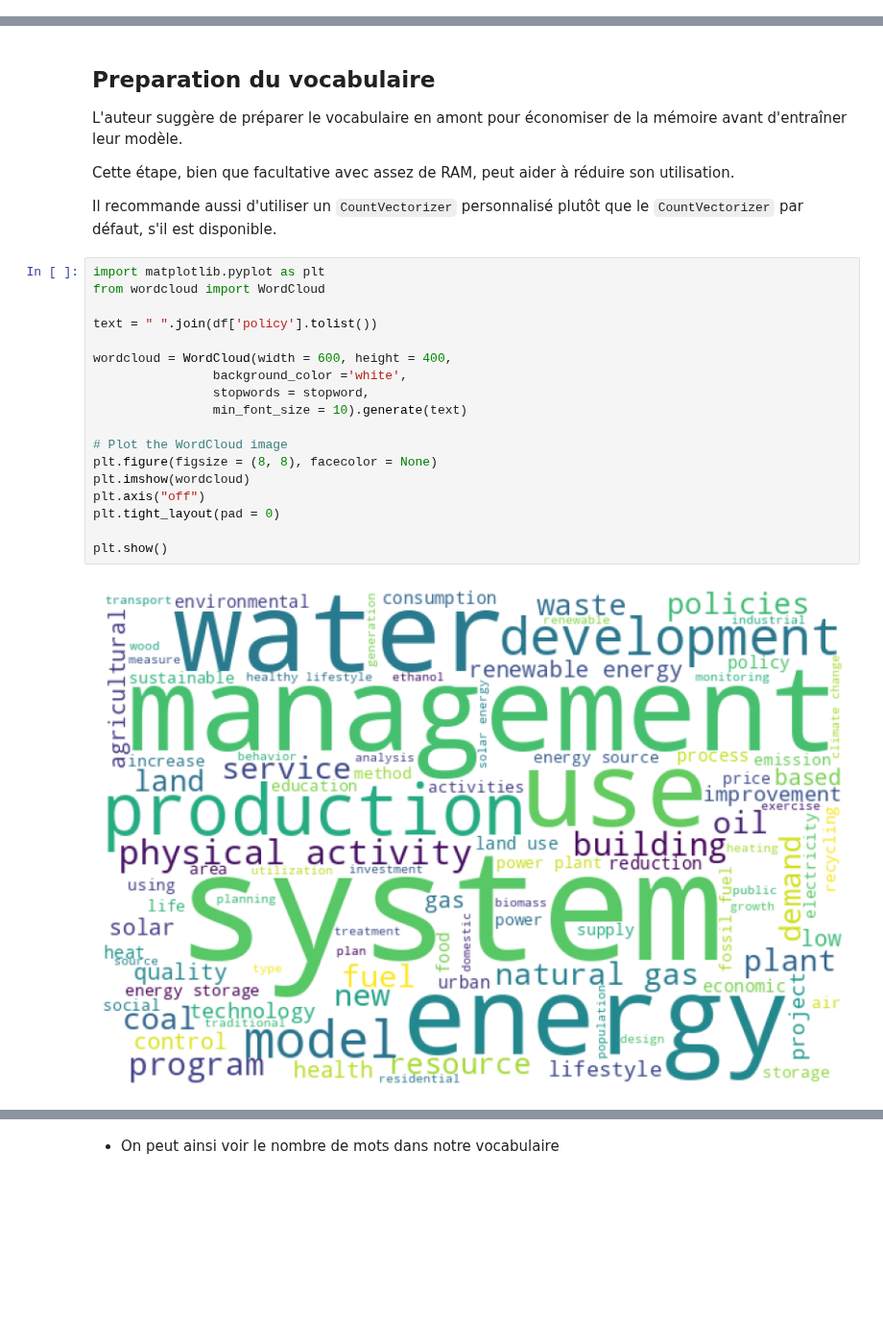
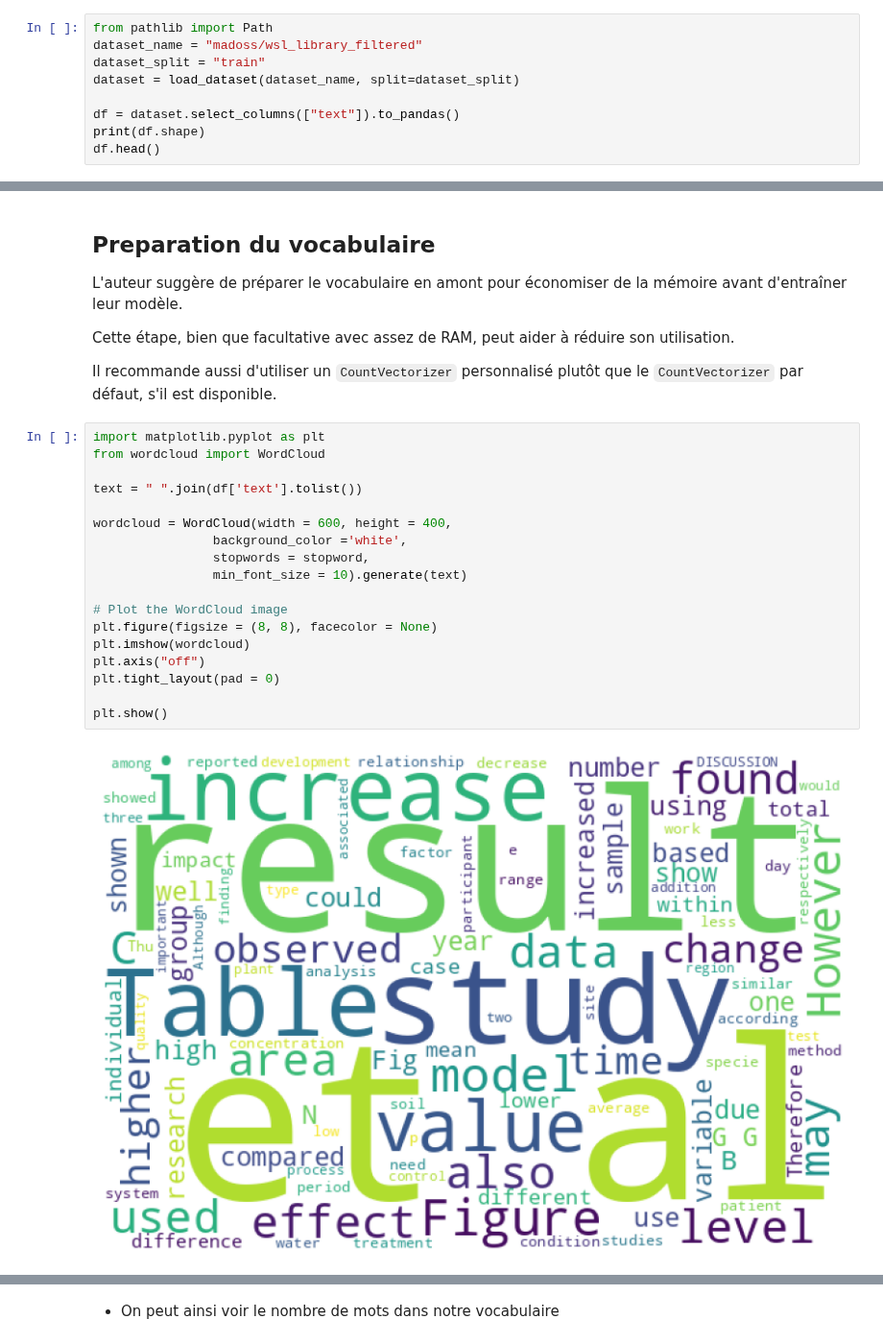
Before and after one commit to dataforgoodfr/13_democratiser_sobriete, a Jupyter notebook: policy_analysis/old/notebooks/BERTopic.ipynb, the cells around one changed output, grey strips where cells are left out. Shown at 96% size. Saved outputs shown, nothing was run; the diff lists cells and outputs as text; blank space fills up the shorter version.

```diff
--- a/policy_analysis/old/notebooks/BERTopic.ipynb
+++ b/policy_analysis/old/notebooks/BERTopic.ipynb
@@ -40,0 +26,9 @@ df.head()
+# %%
+from pathlib import Path
+dataset_name = "madoss/wsl_library_filtered"
+dataset_split = "train"
+dataset = load_dataset(dataset_name, split=dataset_split)
+
+df = dataset.select_columns(["text"]).to_pandas()
+print(df.shape)
+df.head()
@@ -69,23 +74,23 @@ Il recommande aussi d'utiliser un `CountVectorizer` personnalisé plutôt que le
 # %%
 import matplotlib.pyplot as plt
 from wordcloud import WordCloud
 
-text = " ".join(df['policy'].tolist())
+text = " ".join(df['text'].tolist())
 
 wordcloud = WordCloud(width = 600, height = 400,
                 background_color ='white',
                 stopwords = stopword,
                 min_font_size = 10).generate(text)
 
 # Plot the WordCloud image
 plt.figure(figsize = (8, 8), facecolor = None)
 plt.imshow(wordcloud)
 plt.axis("off")
 plt.tight_layout(pad = 0)
 
 plt.show()
 # %% [output]
-[figure, old version]
+[figure, new version]
 # %%
 import collections
 from tqdm import tqdm
```
Also changed, not shown: parts of 16 cells of this notebook.
